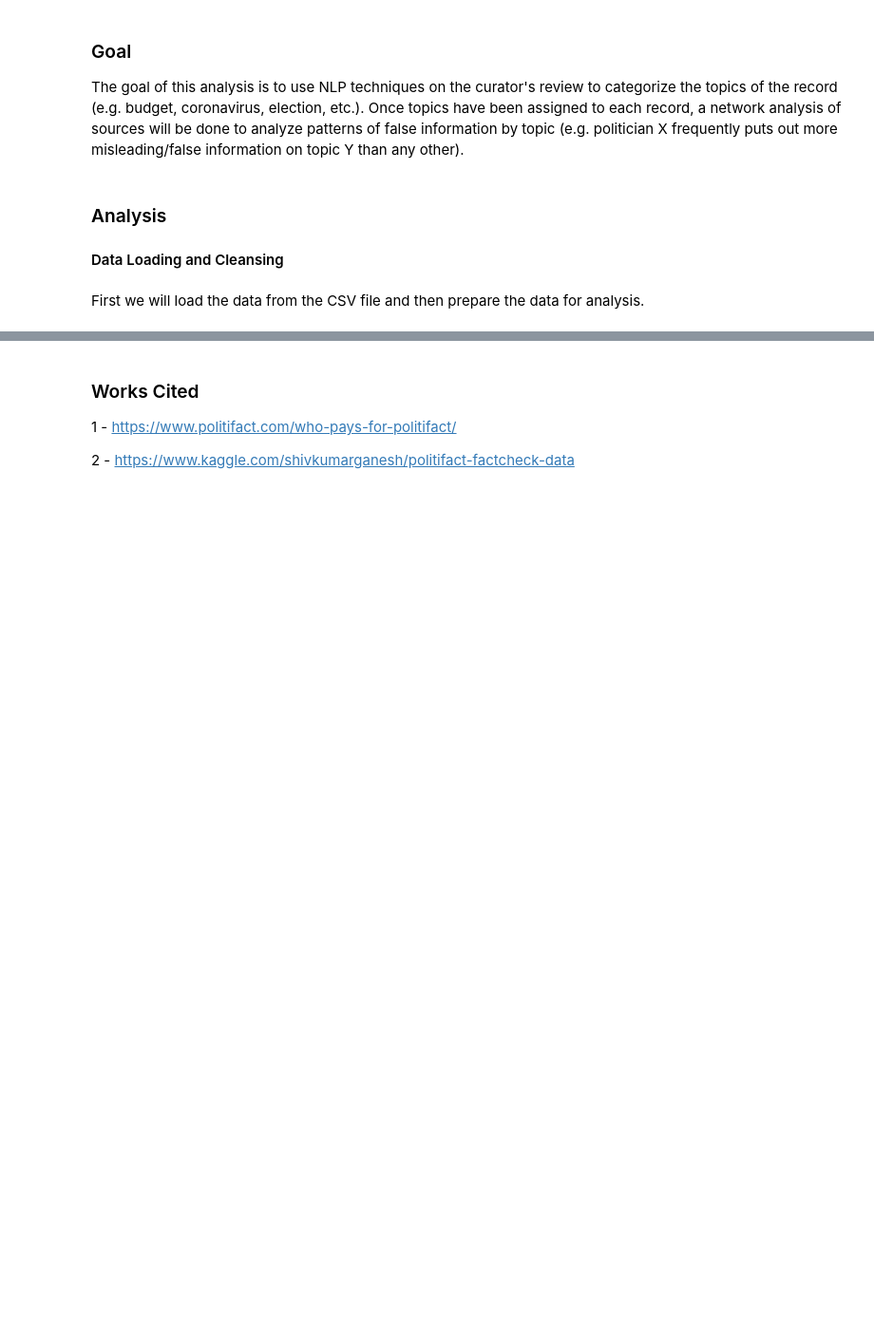
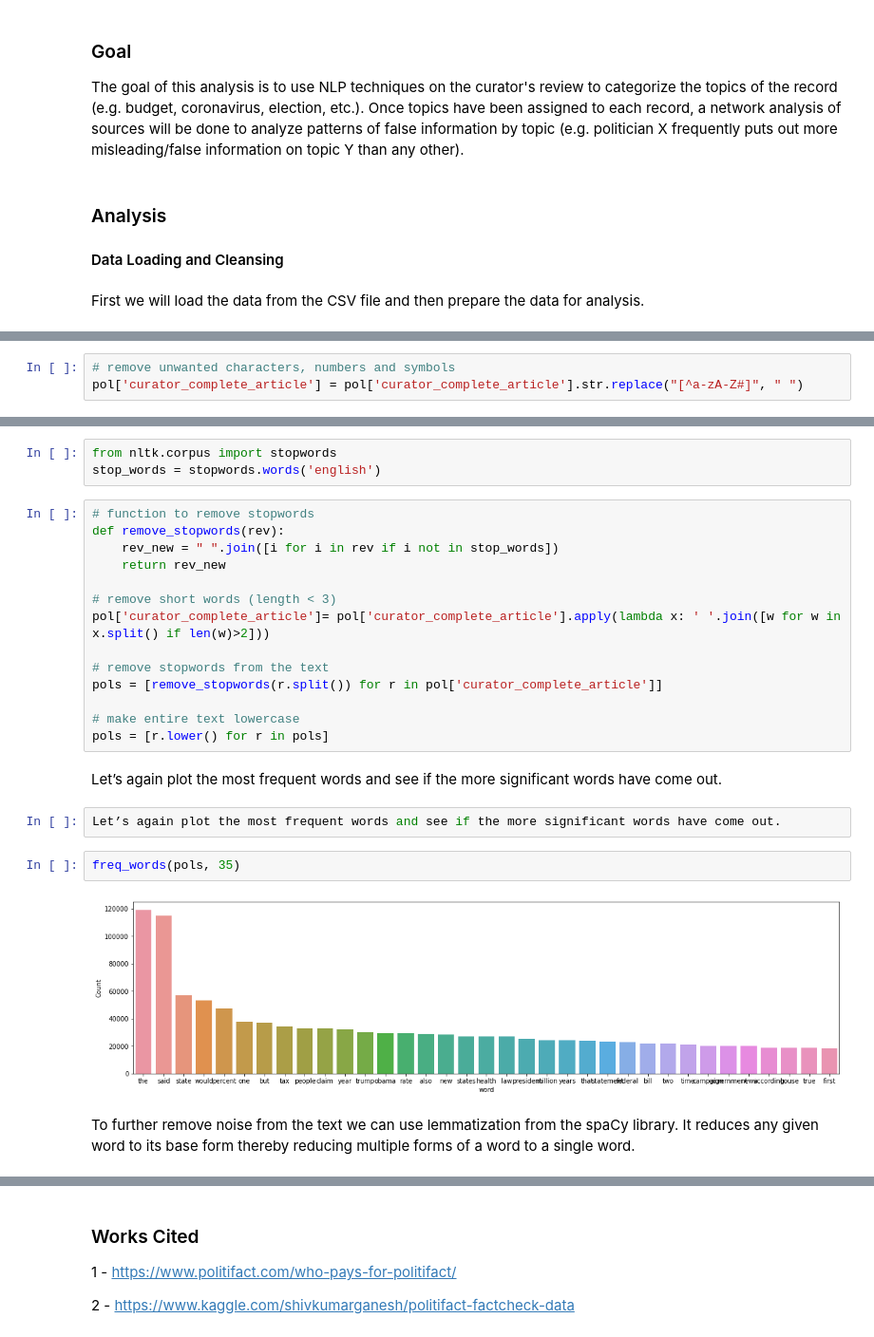
Before and after one commit to lysanthus/DATA620_Final, a Jupyter notebook: Final Project - DRAFT.ipynb, the cells around one changed output, grey strips where cells are left out. Shown at 95% size. Saved outputs shown, nothing was run; the diff lists cells and outputs as text; blank space fills up the shorter version.

```diff
--- a/Final Project - DRAFT.ipynb
+++ b/Final Project - DRAFT.ipynb
@@ -47,0 +95,3 @@ pol.head()
+# %%
+# remove unwanted characters, numbers and symbols
+pol['curator_complete_article'] = pol['curator_complete_article'].str.replace("[^a-zA-Z#]", " ")
@@ -47,0 +105,27 @@ pol.head()
+# %%
+from nltk.corpus import stopwords
+stop_words = stopwords.words('english')
+# %%
+# function to remove stopwords
+def remove_stopwords(rev):
+    rev_new = " ".join([i for i in rev if i not in stop_words])
+    return rev_new
+
+# remove short words (length < 3)
+pol['curator_complete_article']= pol['curator_complete_article'].apply(lambda x: ' '.join([w for w in x.split() if len(w)>2]))
+
+# remove stopwords from the text
+pols = [remove_stopwords(r.split()) for r in pol['curator_complete_article']]
+
+# make entire text lowercase
+pols = [r.lower() for r in pols]
+# %% [markdown]
+Let’s again plot the most frequent words and see if the more significant words have come out.
+# %%
+Let’s again plot the most frequent words and see if the more significant words have come out.
+# %%
+freq_words(pols, 35)
+# %% [output]
+[figure, added]
+# %% [markdown]
+To further remove noise from the text we can use lemmatization from the spaCy library. It reduces any given word to its base form thereby reducing multiple forms of a word to a single word.
```
Also changed, not shown: parts of 22 cells of this notebook.
